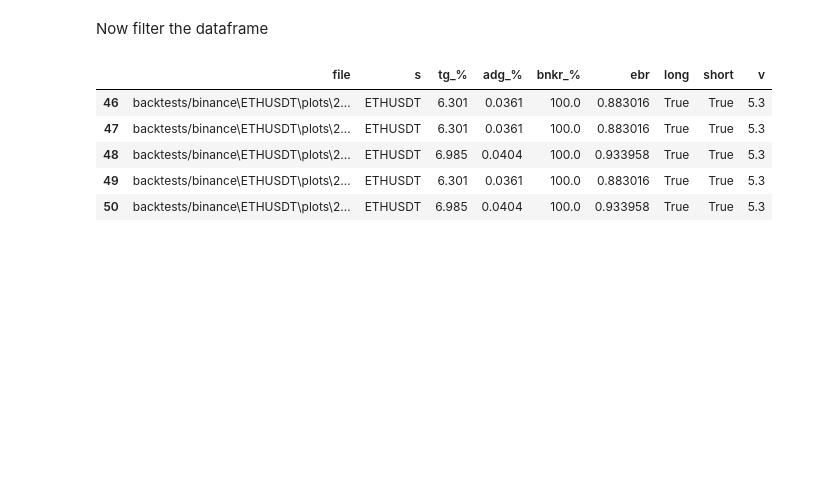
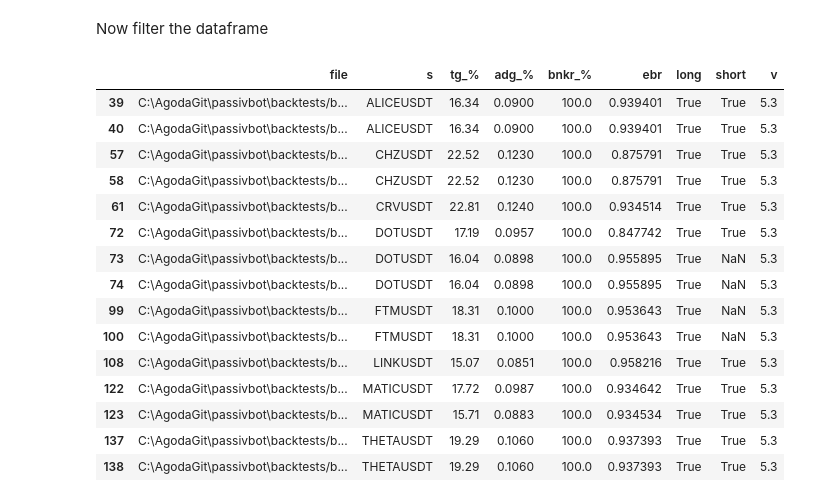
Before and after one commit to shroukkhan/passivbot, a Jupyter notebook: analyze_result.ipynb, the cells around one changed output. Saved outputs shown, nothing was run; the diff lists cells and outputs as text; code cells hidden in the pictures; blank space fills up the shorter version.

```diff
--- a/analyze_result.ipynb
+++ b/analyze_result.ipynb
@@ -16,7 +13,7 @@ for filename in files:
     #print(f'parsing : {filename}')
     with open(filename, 'r') as file:
         data = file.read().split('\n')
-        d = {'file': filename}
+        d = {'file': 'C:\\AgodaGit\\passivbot\\'+filename}
         for l in data:
             l = l.split('|')
             if len(l) == 4:
@@ -62,36 +59,47 @@ Now filter the dataframe
 # %%
 allowed_symbols = ["ETHUSDT", "XRPUSDT", "1000SHIBUSDT", "DOGEUSDT", "ADAUSDT",
             "BNBUSDT", "MATICUSDT", "DOTUSDT", "SANDUSDT", "FTMUSDT",
             "LTCUSDT", "LINKUSDT", "MANAUSDT", "ETCUSDT", "EOSUSDT",
             "ATOMUSDT", "FILUSDT", "ICPUSDT", "ALICEUSDT", "LRCUSDT",
             "BCHUSDT", "SUSHIUSDT", "XTZUSDT", "THETAUSDT", "CRVUSDT",
             "ALGOUSDT", "CHZUSDT", "TRXUSDT", "VETUSDT", "CHRUSDT",
             "ONEUSDT", "OMGUSDT", "XLMUSDT", "RUNEUSDT", "ENJUSDT",
             "CELRUSDT", "SXPUSDT", "1INCHUSDT", "SRMUSDT", "COTIUSDT",
             "ZECUSDT", "QTUMUSDT", "GRTUSDT", "DENTUSDT", "SFPUSDT",
             "STORJUSDT", "IOTAUSDT", "HOTUSDT", "NEOUSDT", "COMPUSDT",
             "LINAUSDT", "KAVAUSDT", "BATUSDT", "WAVESUSDT", "IOSTUSDT",
             "ALPHAUSDT", "RLCUSDT", "HBARUSDT", "DODOUSDT", "XMRUSDT",
             "SNXUSDT", "ANKRUSDT", "DASHUSDT", "REEFUSDT", "ZENUSDT",
             "CVCUSDT", "RENUSDT", "ICXUSDT", "RSRUSDT", "SKLUSDT",
             "NKNUSDT", "BELUSDT", "ONTUSDT", "OGNUSDT", "BLZUSDT",
             "MTLUSDT", "CTKUSDT", "RVNUSDT", "LITUSDT", "MKRUSDT",
             "OCEANUSDT", "ZILUSDT", "UNFIUSDT", "BANDUSDT", "YFIIUSDT",
             "TOMOUSDT", "TRBUSDT", "KNCUSDT", "STMXUSDT", "ZRXUSDT",
             "SCUSDT", "AKROUSDT", "XEMUSDT", "FLMUSDT", "BALUSDT",
             "BTSUSDT", "DGBUSDT", "DEFIUSDT"]
 
-allowed_symbols = ['ETHUSDT']
+#allowed_symbols = ['ETHUSDT']
 
 df = big_data[(big_data.s.isin(allowed_symbols)) &
               (big_data['bnkr_%'] > 95.0) &
               (big_data['tg_%'] > 0) &
-              (big_data['v'] == '5.3')]
+              (big_data['v'] == '5.3') &
+              (big_data['tg_%'] > 15.0)]
 df
 # %% [output]
 |  | file | s | tg_% | adg_% | bnkr_% | ebr | long | short | v |
-| 46 | backtests/binance\ETHUSDT\plots\2... | ETHUSDT | 6.301 | 0.0361 | 100.0 | 0.883016 | True | True | 5.3 |
-| 47 | backtests/binance\ETHUSDT\plots\2... | ETHUSDT | 6.301 | 0.0361 | 100.0 | 0.883016 | True | True | 5.3 |
-| 48 | backtests/binance\ETHUSDT\plots\2... | ETHUSDT | 6.985 | 0.0404 | 100.0 | 0.933958 | True | True | 5.3 |
-| 49 | backtests/binance\ETHUSDT\plots\2... | ETHUSDT | 6.301 | 0.0361 | 100.0 | 0.883016 | True | True | 5.3 |
-| 50 | backtests/binance\ETHUSDT\plots\2... | ETHUSDT | 6.985 | 0.0404 | 100.0 | 0.933958 | True | True | 5.3 |
+| 39 | C:\AgodaGit\passivbot\backtests/b... | ALICEUSDT | 16.34 | 0.0900 | 100.0 | 0.939401 | True | True | 5.3 |
+| 40 | C:\AgodaGit\passivbot\backtests/b... | ALICEUSDT | 16.34 | 0.0900 | 100.0 | 0.939401 | True | True | 5.3 |
+| 57 | C:\AgodaGit\passivbot\backtests/b... | CHZUSDT | 22.52 | 0.1230 | 100.0 | 0.875791 | True | True | 5.3 |
+| 58 | C:\AgodaGit\passivbot\backtests/b... | CHZUSDT | 22.52 | 0.1230 | 100.0 | 0.875791 | True | True | 5.3 |
+| 61 | C:\AgodaGit\passivbot\backtests/b... | CRVUSDT | 22.81 | 0.1240 | 100.0 | 0.934514 | True | True | 5.3 |
+| 72 | C:\AgodaGit\passivbot\backtests/b... | DOTUSDT | 17.19 | 0.0957 | 100.0 | 0.847742 | True | True | 5.3 |
+| 73 | C:\AgodaGit\passivbot\backtests/b... | DOTUSDT | 16.04 | 0.0898 | 100.0 | 0.955895 | True | NaN | 5.3 |
+| 74 | C:\AgodaGit\passivbot\backtests/b... | DOTUSDT | 16.04 | 0.0898 | 100.0 | 0.955895 | True | NaN | 5.3 |
+| 99 | C:\AgodaGit\passivbot\backtests/b... | FTMUSDT | 18.31 | 0.1000 | 100.0 | 0.953643 | True | NaN | 5.3 |
+| 100 | C:\AgodaGit\passivbot\backtests/b... | FTMUSDT | 18.31 | 0.1000 | 100.0 | 0.953643 | True | NaN | 5.3 |
+| 108 | C:\AgodaGit\passivbot\backtests/b... | LINKUSDT | 15.07 | 0.0851 | 100.0 | 0.958216 | True | True | 5.3 |
+| 122 | C:\AgodaGit\passivbot\backtests/b... | MATICUSDT | 17.72 | 0.0987 | 100.0 | 0.934642 | True | True | 5.3 |
+| 123 | C:\AgodaGit\passivbot\backtests/b... | MATICUSDT | 15.71 | 0.0883 | 100.0 | 0.934534 | True | True | 5.3 |
+| 137 | C:\AgodaGit\passivbot\backtests/b... | THETAUSDT | 19.29 | 0.1060 | 100.0 | 0.937393 | True | True | 5.3 |
+| 138 | C:\AgodaGit\passivbot\backtests/b... | THETAUSDT | 19.29 | 0.1060 | 100.0 | 0.937393 | True | True | 5.3 |
```
Also changed, not shown: parts of 3 cells of this notebook, 6 other files.
